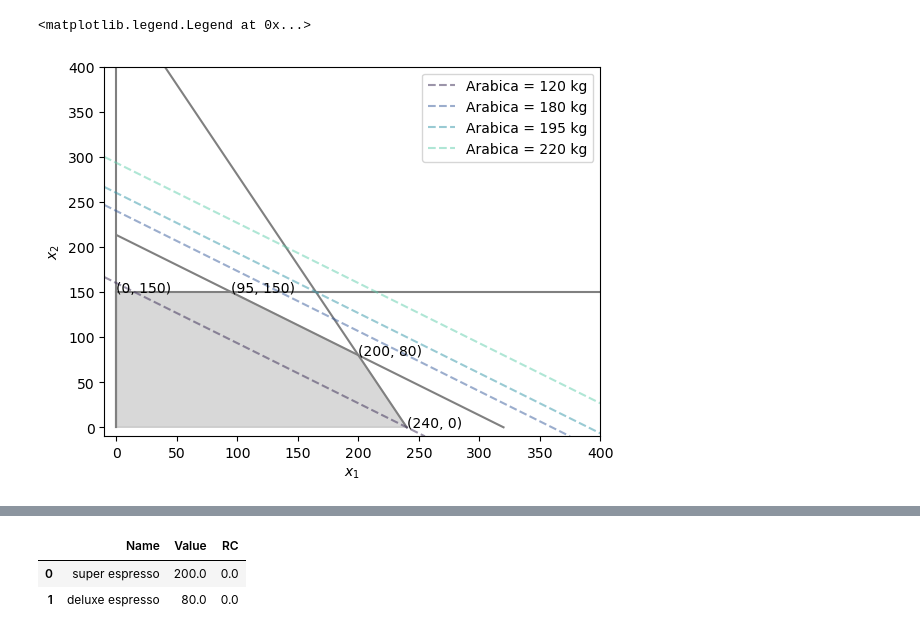
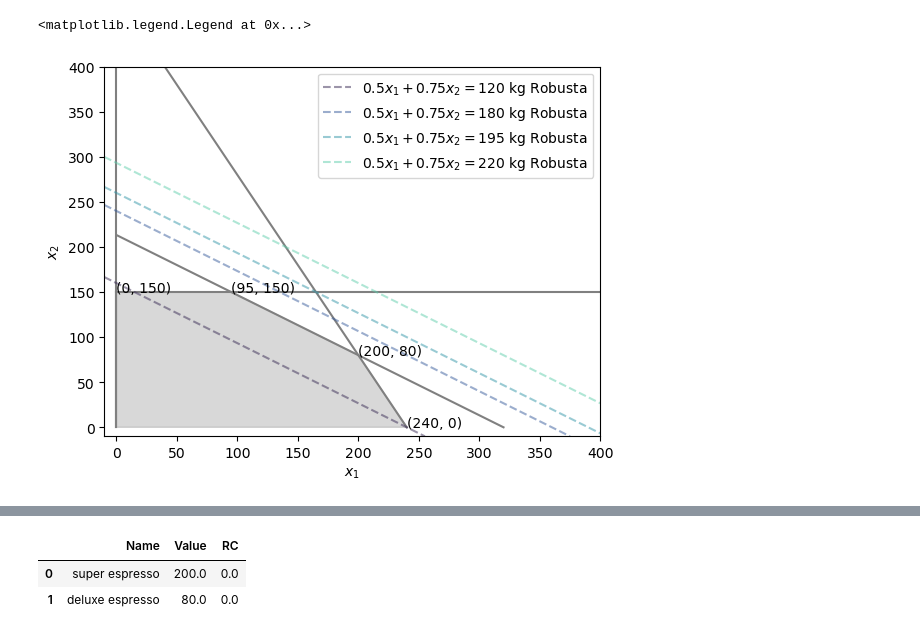
Before and after one commit to febse/opt2024-de, a Jupyter notebook: 03-Graphical-Method/02-Sensitivity.ipynb, the cells around one changed output, grey strips where cells are left out. Drawn from its saved outputs; the diff is of its cells as text; code cells hidden in the pictures.

```diff
--- a/03-Graphical-Method/02-Sensitivity.ipynb
+++ b/03-Graphical-Method/02-Sensitivity.ipynb
@@ -51,6 +47,6 @@ Die erste Gerade entspricht der ursprünglichen Arabica-Einschränkung, die zwei
 # %%
-#| label: fig-coffe-restr-var-robusta-increase
-#| fig-cap: "Die zulässige Menge für zwei verschiedene Werte der Arabica Verfügbarkeit."
+#| label: fig-coffe-restr-var-robusta
+#| fig-cap: "Die zulässige Menge für verschiedene Werte der Robusta Verfügbarkeit."
 #| fold-code: true
 
 import matplotlib.pyplot as plt
@@ -60,33 +56,33 @@ plt.plot([0, 240], [480, 0], color='grey')
 plt.plot([0, 320], [213.33, 0], color='grey')
 plt.plot([0, 0], [0, 150], color='grey')
 plt.plot([0, 400], [150, 150], color='grey')
 plt.plot([0, 0], [0, 500], color='grey')
 
 plt.fill([0, 0, 95, 200, 240], [0, 150, 150, 80, 0], color='grey', alpha=0.3)
 
 plt.xlim(-10, 400)
 plt.ylim(-10, 400)
 
 plt.xlabel(r'$x_1$')
 plt.ylabel(r'$x_2$')
 
 palette = sns.color_palette("mako", n_colors=4).as_hex()
 
 for idx, q in enumerate([120, 180, 195, 220]):
     plt.axline([0, q / 0.75], slope=-0.5/0.75,
-               label=f"Arabica = {q} kg",
+               label=fr"$0.5 x_1 + 0.75 x_2 = {q}$ kg Robusta",
                linestyle='--',
                color=palette[idx],
                alpha=0.5
                )
 
 plt.text(0, 150, f"({0}, {150})")
 plt.text(95, 150, f"({95}, {150})")
 plt.text(200, 80, f"({200}, {80})")
 plt.text(240, 0, f"({240}, {0})")
 
 plt.legend(loc=0)
 # %% [output]
 <matplotlib.legend.Legend at 0x...>
-[figure, old version]
+[figure, new version]
 # %% [markdown]
```
Also changed, not shown: parts of 4 cells of this notebook, 1 other file.
